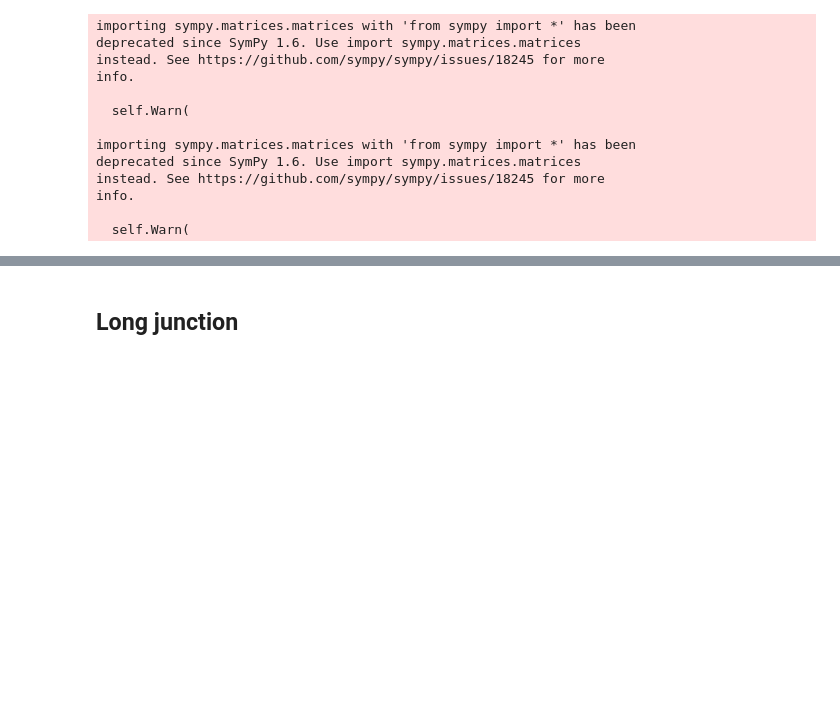
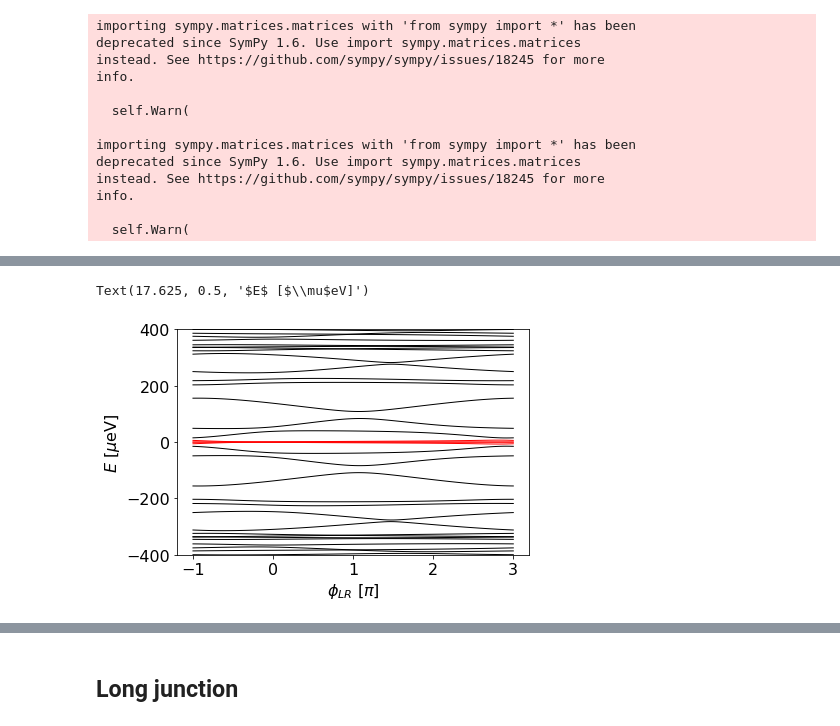
Before and after one commit to Satin21/Trijunction, a Jupyter notebook: analysis/phase_dependence.ipynb, the cells around one changed output, grey strips where cells are left out. Cells and saved outputs as stored; diff of their text form; code cells hidden in the pictures; blank space fills up the shorter version.

```diff
--- a/analysis/phase_dependence.ipynb
+++ b/analysis/phase_dependence.ipynb
@@ -134,0 +141,15 @@ for spectra in spectras:
+# %%
+fig, ax = plt.subplots(figsize=(6, 4))
+fig.tight_layout(h_pad=1, w_pad=0)
+
+j = 0
+for level in en_13.T:
+    ax.plot(1e3*mus_qd, 1e6*level, c=colors[j], linewidth=1)
+    j += 1
+ax.set_xlabel(r'$\phi_{LR}$ [$\pi$]')
+ax.set_ylim(-400, 400)
+
+ax.set_ylabel(r'$E$ [$\mu$eV]')
+# %% [output]
+Text(17.625, 0.5, '$E$ [$\\mu$eV]')
+[figure, added]
```
Also changed, not shown: parts of 27 cells of this notebook, 25 other files.
